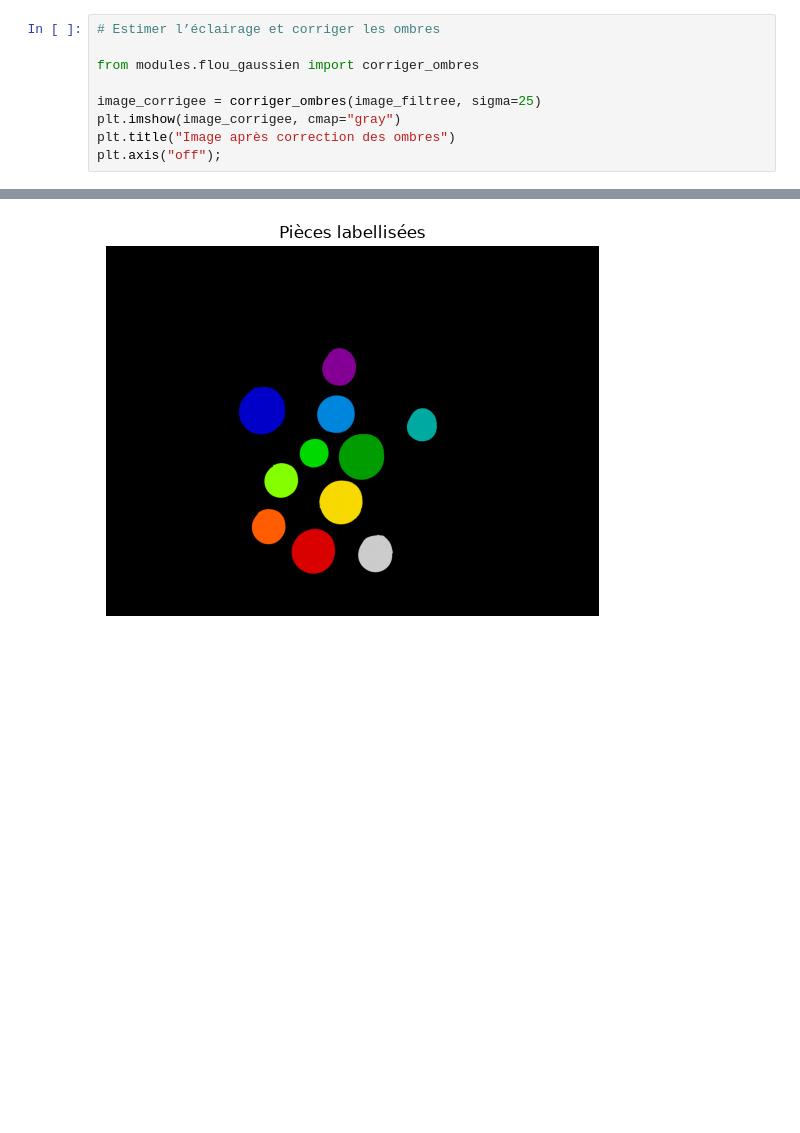
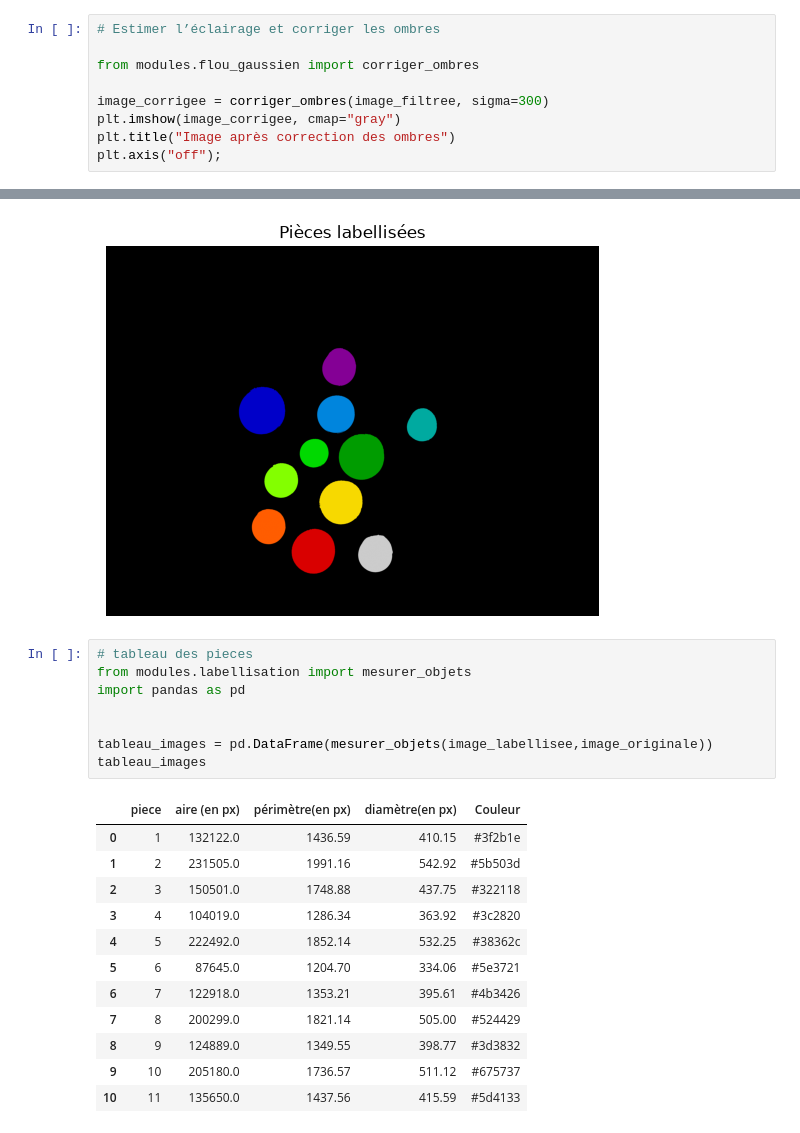
Before and after one commit to GraindeRiz/signaux_monnaie, a Jupyter notebook: main.ipynb, the cells around one changed output, grey strips where cells are left out. Saved outputs shown, nothing was run; the diff lists cells and outputs as text; blank space fills up the shorter version.

Commit message:
tableau dimensiosn e pixels maggle

```diff
--- a/main.ipynb
+++ b/main.ipynb
@@ -59,7 +59,7 @@ plt.axis("off");
 
 from modules.flou_gaussien import corriger_ombres
 
-image_corrigee = corriger_ombres(image_filtree, sigma=25)
+image_corrigee = corriger_ombres(image_filtree, sigma=300)
 plt.imshow(image_corrigee, cmap="gray")
 plt.title("Image après correction des ombres")
 plt.axis("off");
@@ -133,3 +133,24 @@ plt.axis("off");
 # %% [output]
 Nombre de régions détectées : 11
 [figure]
+# %%
+# tableau des pieces
+from modules.labellisation import mesurer_objets
+import pandas as pd
+
+
+tableau_images = pd.DataFrame(mesurer_objets(image_labellisee,image_originale))
+tableau_images
+# %% [output]
+|  | piece | aire (en px) | périmètre(en px) | diamètre(en px) | Couleur |
+| 0 | 1 | 132122.0 | 1436.59 | 410.15 | #3f2b1e |
+| 1 | 2 | 231505.0 | 1991.16 | 542.92 | #5b503d |
+| 2 | 3 | 150501.0 | 1748.88 | 437.75 | #322118 |
+| 3 | 4 | 104019.0 | 1286.34 | 363.92 | #3c2820 |
+| 4 | 5 | 222492.0 | 1852.14 | 532.25 | #38362c |
+| 5 | 6 | 87645.0 | 1204.70 | 334.06 | #5e3721 |
+| 6 | 7 | 122918.0 | 1353.21 | 395.61 | #4b3426 |
+| 7 | 8 | 200299.0 | 1821.14 | 505.00 | #524429 |
+| 8 | 9 | 124889.0 | 1349.55 | 398.77 | #3d3832 |
+| 9 | 10 | 205180.0 | 1736.57 | 511.12 | #675737 |
+| 10 | 11 | 135650.0 | 1437.56 | 415.59 | #5d4133 |
```
Also changed, not shown: 3 other files.
